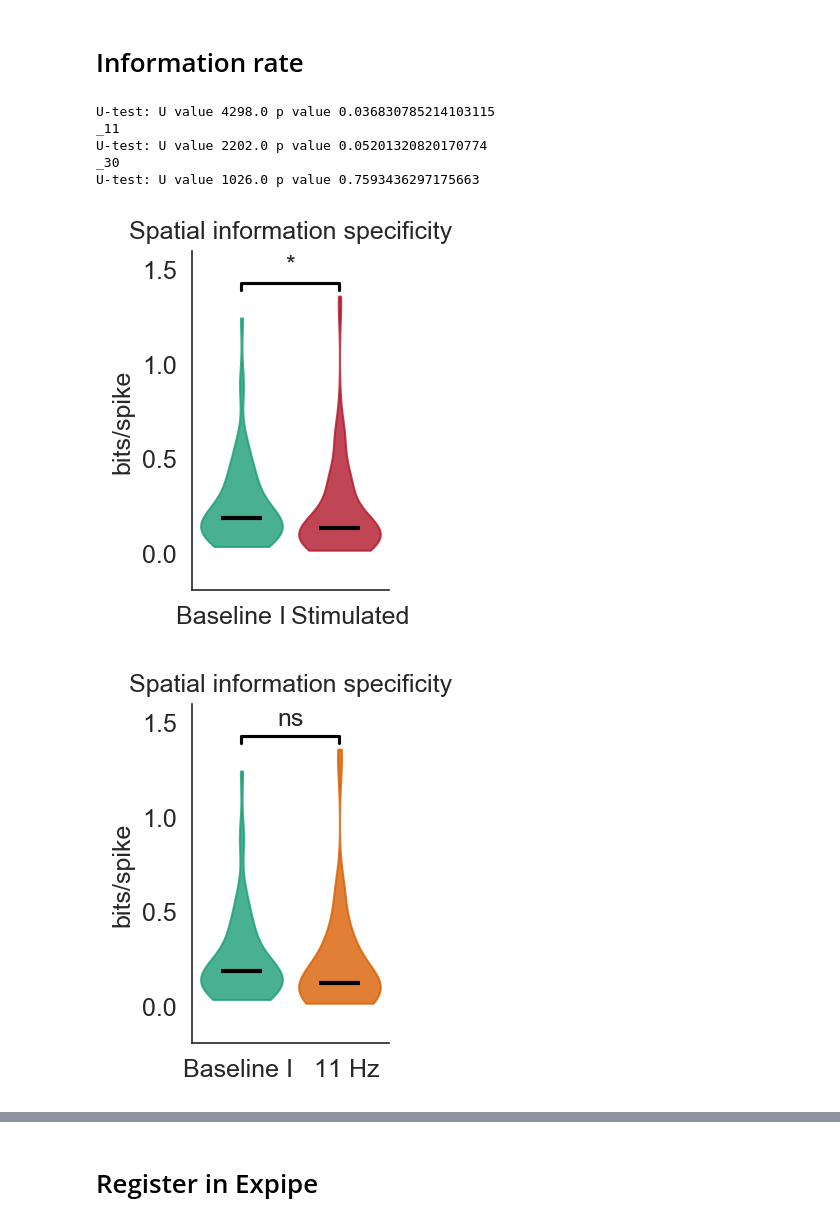
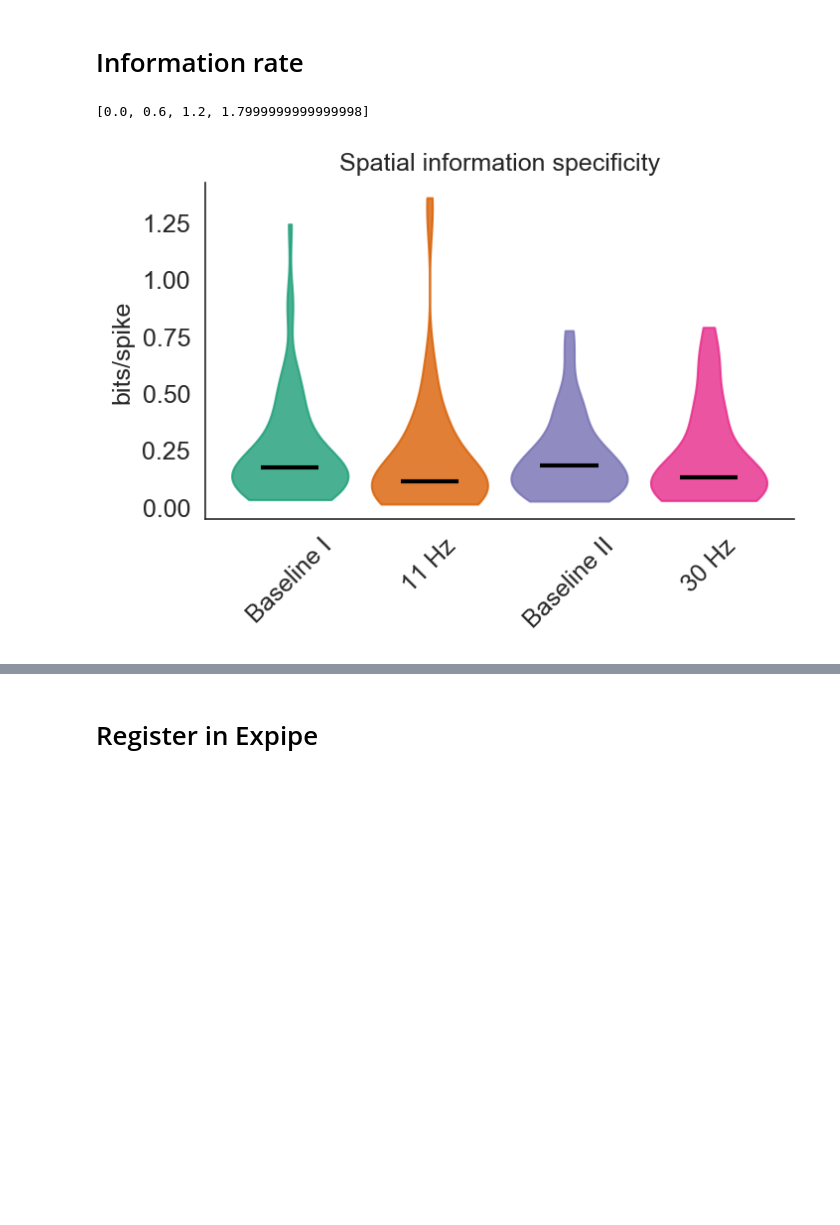
Before and after one commit to CINPLA/septum-mec, a Jupyter notebook: notebooks/20_comparisons_gridcells.ipynb, the cells around one changed output, grey strips where cells are left out. Drawn from its saved outputs; the diff is of its cells as text; code cells hidden in the pictures; blank space fills up the shorter version.

```diff
--- a/notebooks/20_comparisons_gridcells.ipynb
+++ b/notebooks/20_comparisons_gridcells.ipynb
@@ -187,0 +206,6 @@ gridcell_sessions.query("stimulated")[columns].describe()
+# %%
+def drop_duplicates_least_null(df, key):
+    return df.loc[df.notnull().sum(1).groupby(df[key]).idxmax()]
+# %%
+for key, val in results.items():
+    results[key] = drop_duplicates_least_null(val, 'unit_idnum')
@@ -424,6 +398,6 @@ result
 plt.rc('axes', titlesize=12)
 plt.rcParams.update({
     'font.size': 12,
-    'figure.figsize': (1.7, 3),
+    'figure.figsize': (1.7*3, 3),
     'figure.dpi': 150
 })
@@ -460,23 +404,32 @@ colors = {
 # %% [markdown]
 # Information rate
+# %%
+def violinplot(data, xticks, colors):
+    pos = [i * 0.6 for i in range(len(data))]
+    print(pos)
+    violins = plt.violinplot(data, pos, showmedians=True, showextrema=False)
+
+    for i, b in enumerate(violins['bodies']):
+        b.set_color(colors[i])
+        b.set_alpha (0.8)
+
+    # for i, body in enumerate(violins['cbars']):
+    #     body.set_color('C{}'.format(i))
+
+    for category in ['cbars', 'cmins', 'cmaxes', 'cmedians']:
+        if category in violins:
+            violins[category].set_color(['k', 'k'])
+            violins[category].set_linewidth(2.0)
+    plt.xticks(pos, xticks, rotation=45)
+    plt.gca().spines['top'].set_visible(False)
+    plt.gca().spines['right'].set_visible(False)
 # %%
-for key, dd in stuff.items():
-    baseline = dd['base']['information_specificity'].to_numpy()
-    stimulated = dd['stim']['information_specificity'].to_numpy()
-    print(key)
-    plt.figure()
-    violinplot(baseline, stimulated, xticks=label[key], colors=colors[key])
-    plt.title("Spatial information specificity")
-    plt.ylabel("bits/spike")
-    plt.ylim(-0.2, 1.6)
+violinplot([results['information_specificity'].loc[:,label].dropna().to_numpy() for label in labels], xticks=labels, colors=colors)
+plt.title("Spatial information specificity")
+plt.ylabel("bits/spike")
+# plt.ylim(-0.2, 1.6)
 
-    plt.savefig(output_path / "figures" / f"information_specificity{key}.svg", bbox_inches="tight")
-    plt.savefig(output_path / "figures" / f"information_specificity{key}.png", dpi=600, bbox_inches="tight")
+savefig(output_path / "figures" / "information_specificity")
 # %% [output]
-U-test: U value 4298.0 p value 0.036830785214103115
-_11
-U-test: U value 2202.0 p value 0.05201320820170774
-_30
-U-test: U value 1026.0 p value 0.7593436297175663
+[0.0, 0.6, 1.2, 1.7999999999999998]
-[figure, old version]
+[figure, new version]
-[figure, removed]
```
Also changed, not shown: parts of 58 cells of this notebook, 29 other files.
